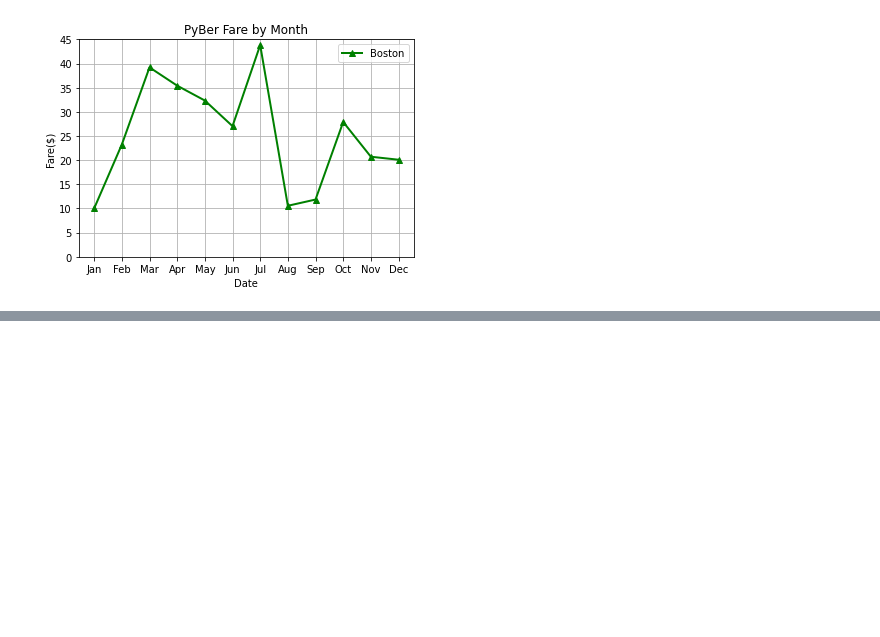
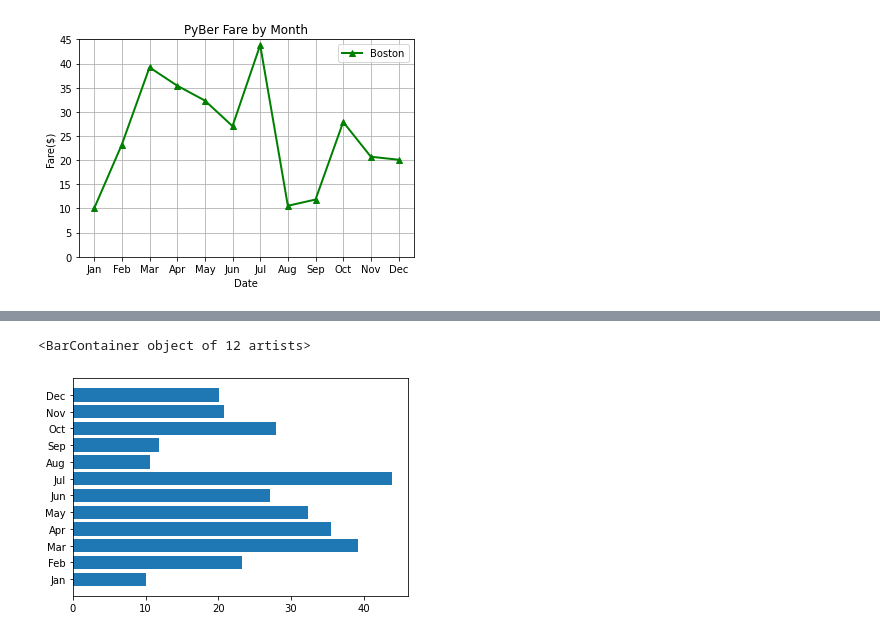
Before and after one commit to jmratcliff/PyBer_Analysis, a Jupyter notebook: matplotlib_practice.ipynb, the cells around one changed output, grey strips where cells are left out. Saved outputs shown, nothing was run; the diff lists cells and outputs as text; code cells hidden in the pictures; blank space fills up the shorter version.

```diff
--- a/matplotlib_practice.ipynb
+++ b/matplotlib_practice.ipynb
@@ -94,0 +114,6 @@ plt.legend()
+# %%
+# Creat horizontal bar
+plt.barh(x_axis, y_axis)
+# %% [output]
+<BarContainer object of 12 artists>
+[figure, added]
```
Also changed, not shown: parts of 16 cells of this notebook.
